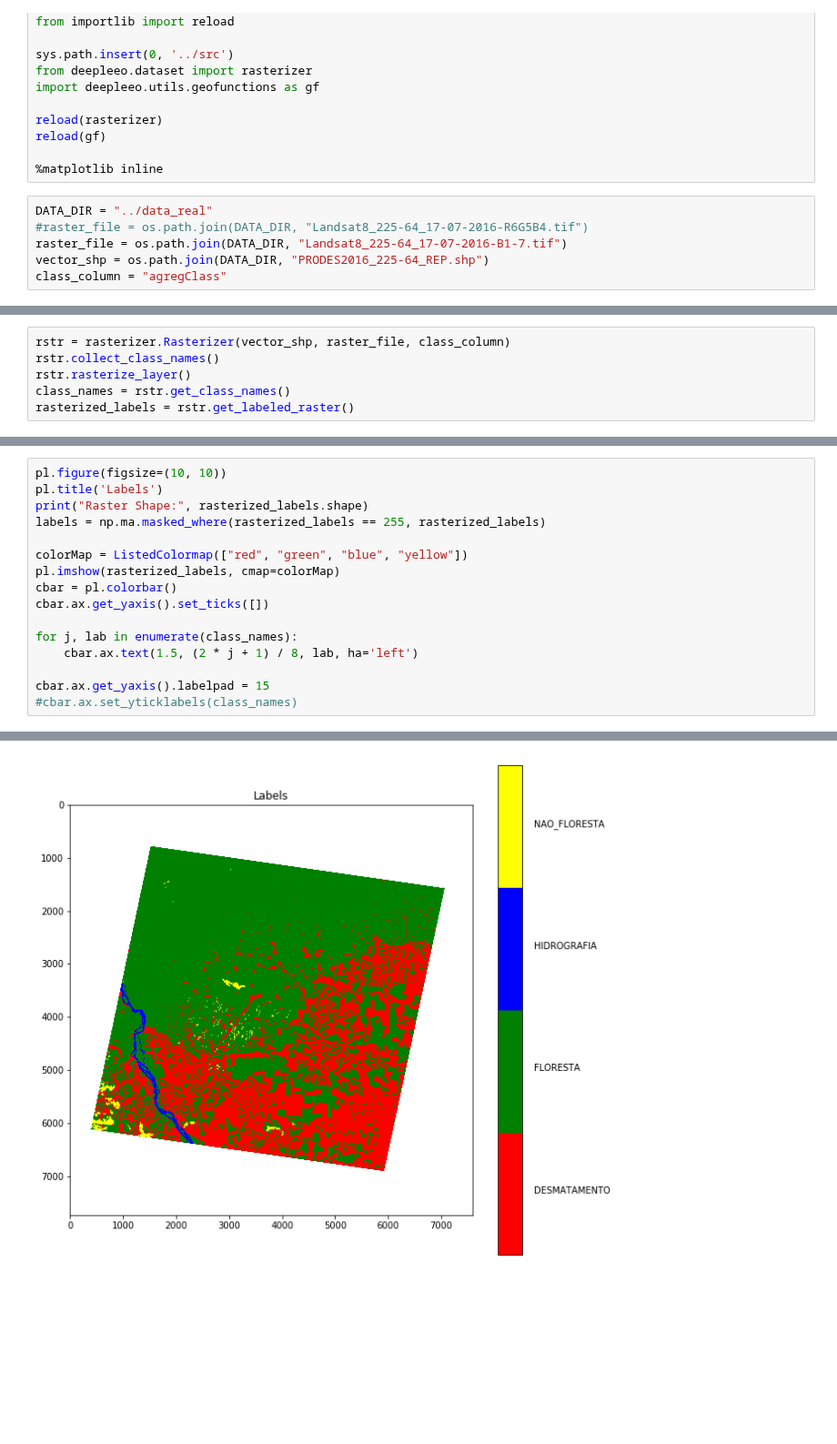
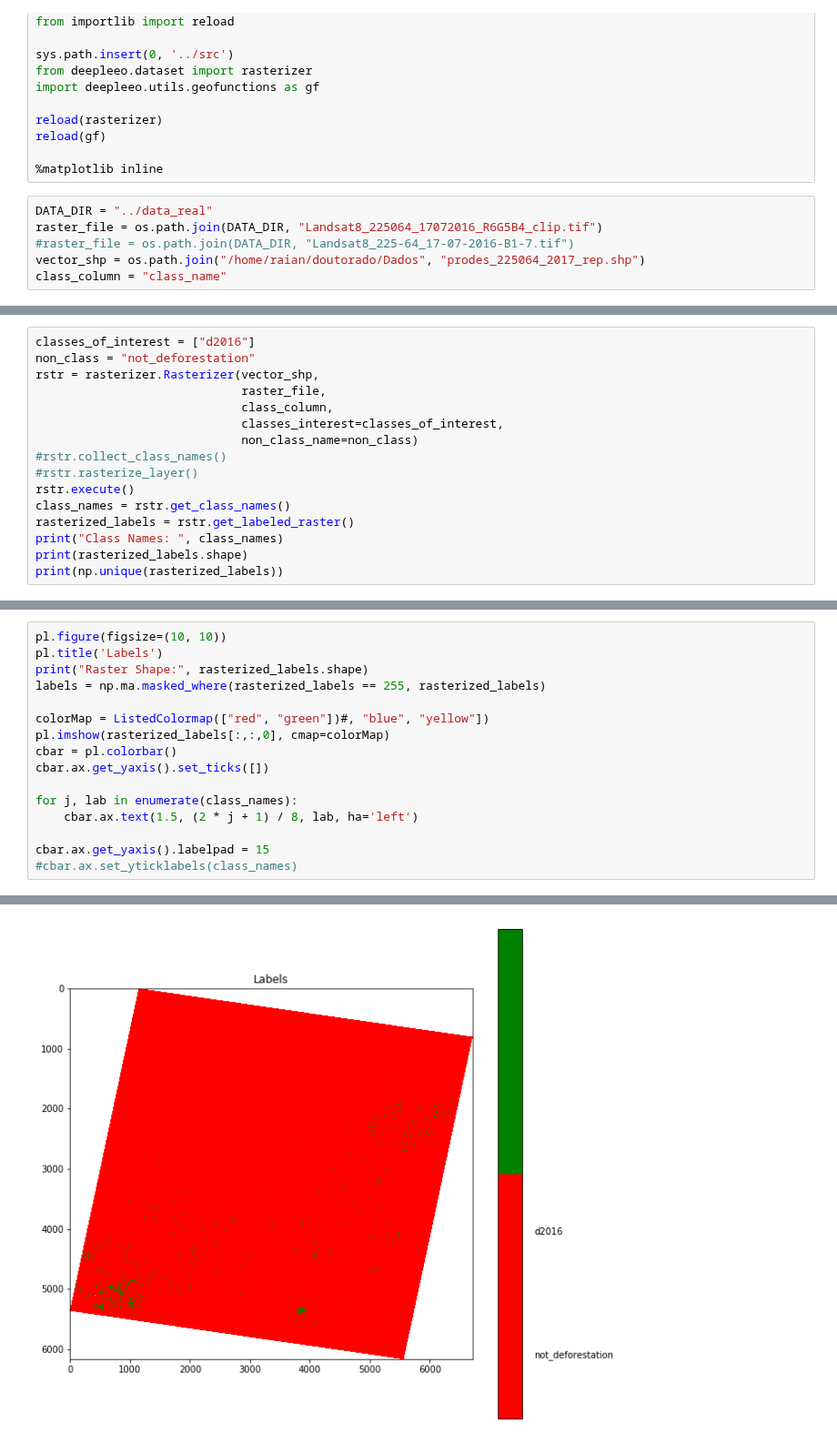
Before and after one commit to rvmaretto/deepgeo, a Jupyter notebook: notebooks/rasterize_and_plot.ipynb, the cells around one changed output, grey strips where cells are left out. Shown at 91% size. Drawn from its saved outputs; the diff is of its cells as text; blank space fills up the shorter version.

```diff
--- a/notebooks/rasterize_and_plot.ipynb
+++ b/notebooks/rasterize_and_plot.ipynb
@@ -18,8 +18,8 @@ reload(gf)
 %matplotlib inline
 # %%
 DATA_DIR = "../data_real"
-#raster_file = os.path.join(DATA_DIR, "Landsat8_225-64_17-07-2016-R6G5B4.tif")
-raster_file = os.path.join(DATA_DIR, "Landsat8_225-64_17-07-2016-B1-7.tif")
-vector_shp = os.path.join(DATA_DIR, "PRODES2016_225-64_REP.shp")
-class_column = "agregClass"
+raster_file = os.path.join(DATA_DIR, "Landsat8_225064_17072016_R6G5B4_clip.tif")
+#raster_file = os.path.join(DATA_DIR, "Landsat8_225-64_17-07-2016-B1-7.tif")
+vector_shp = os.path.join("/home/raian/doutorado/Dados", "prodes_225064_2017_rep.shp")
+class_column = "class_name"
 # %%
@@ -42,7 +44,17 @@ pl.axis('off')
 # %%
-rstr = rasterizer.Rasterizer(vector_shp, raster_file, class_column)
-rstr.collect_class_names()
-rstr.rasterize_layer()
+classes_of_interest = ["d2016"]
+non_class = "not_deforestation"
+rstr = rasterizer.Rasterizer(vector_shp,
+                             raster_file,
+                             class_column,
+                             classes_interest=classes_of_interest,
+                             non_class_name=non_class)
+#rstr.collect_class_names()
+#rstr.rasterize_layer()
+rstr.execute()
 class_names = rstr.get_class_names()
 rasterized_labels = rstr.get_labeled_raster()
+print("Class Names: ", class_names)
+print(rasterized_labels.shape)
+print(np.unique(rasterized_labels))
 # %% [output]
@@ -58,8 +67,8 @@ pl.title('Labels')
 print("Raster Shape:", rasterized_labels.shape)
 labels = np.ma.masked_where(rasterized_labels == 255, rasterized_labels)
 
-colorMap = ListedColormap(["red", "green", "blue", "yellow"])
-pl.imshow(rasterized_labels, cmap=colorMap)
+colorMap = ListedColormap(["red", "green"])#, "blue", "yellow"])
+pl.imshow(rasterized_labels[:,:,0], cmap=colorMap)
 cbar = pl.colorbar()
 cbar.ax.get_yaxis().set_ticks([])
 
@@ -73 +82 @@ Raster Shape: (7741, 7591)
-[figure, old version]
+[figure, new version]
```
Also changed, not shown: parts of 4 cells of this notebook, 17 other files.
